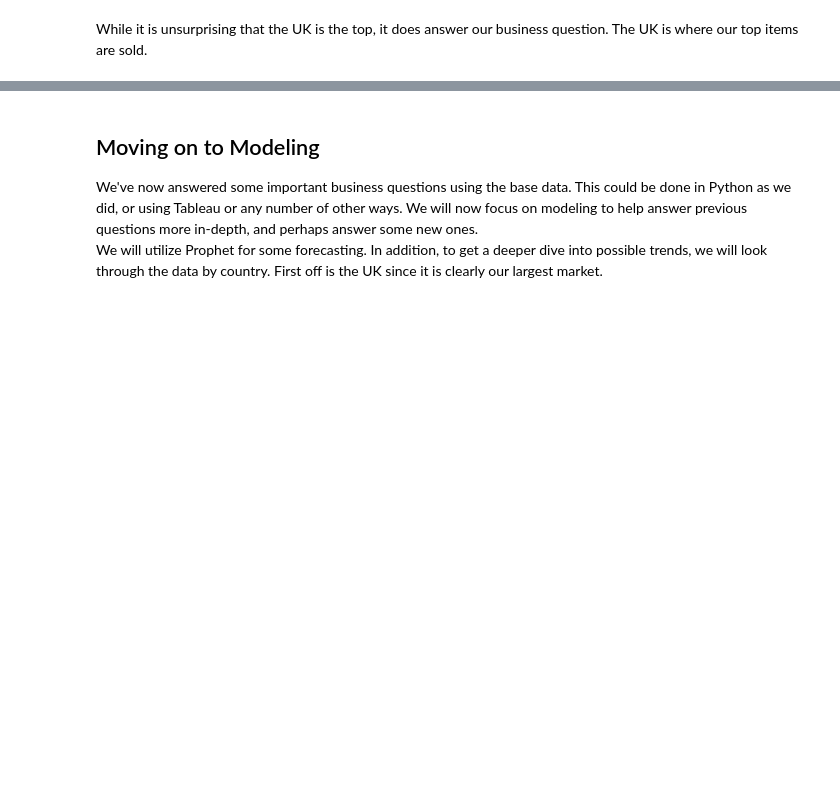
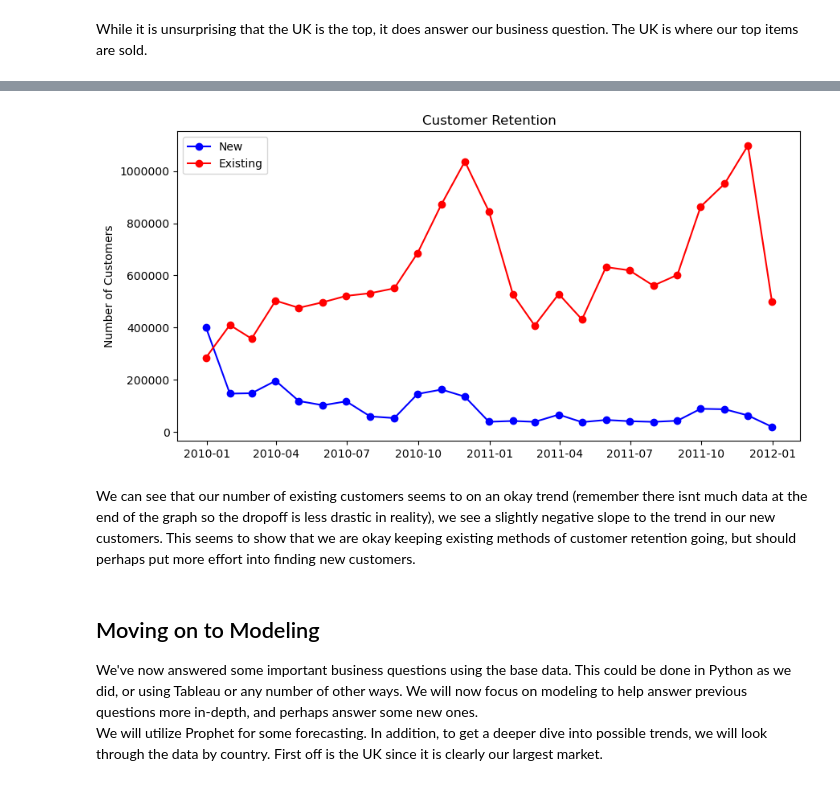
Before and after one commit to zadealfalah/salesSample, a Jupyter notebook: onlineRetail2/onlineRetail.ipynb, the cells around one changed output, grey strips where cells are left out. Drawn from its saved outputs; the diff is of its cells as text; code cells hidden in the pictures; blank space fills up the shorter version.

```diff
--- a/onlineRetail2/onlineRetail.ipynb
+++ b/onlineRetail2/onlineRetail.ipynb
@@ -393,0 +431,11 @@ While it is unsurprising that the UK is the top, it does answer our business que
+# %%
+earliestdf = df.groupby('customerid').invoicedate.min().reset_index()
+earliestdf.columns = ['customerid', 'earliestpurchasedate']
+df2 = df.copy()
+df2 = pd.merge(df2, earliestdf, on='customerid')
+df2['custstatus'] = 'New'  # default each purchase to have the customer be 'new'
+df2.loc[df2['invoicedate'] > df2['earliestpurchasedate'], 'custstatus'] = 'Existing'  # If the invoice is later than the earliest purchase, that is an order from an existing customer
+# %%
+revByStatus = df2.groupby(['invoicedate', 'custstatus'])['revenue'].sum().reset_index()  # New df to store grouped revenue by customer status
+revNew = revByStatus[revByStatus.custstatus=='New'].resample(rule='M', on='invoicedate')['revenue'].sum().reset_index()  # Group by month and sum revenue within each month for new custs
+revExisting = revByStatus[revByStatus.custstatus=='Existing'].resample(rule='M', on='invoicedate')['revenue'].sum().reset_index()  # as above but for existing custs
@@ -394,3 +462,16 @@ While it is unsurprising that the UK is the top, it does answer our business que
+# %%
+plt.figure(figsize=(10,5));
+plt.plot(revNew.invoicedate, revNew.revenue, '-o', c='b', label='New');
+plt.plot(revExisting.invoicedate, revExisting.revenue, '-o', c='r', label='Existing');
+plt.title("Customer Retention");
+plt.legend();
+plt.ticklabel_format(style='plain', axis='y');
+plt.ylabel("Number of Customers")
+plt.show()
+# %% [output]
+[figure, added]
+# %% [markdown]
+We can see that our number of existing customers seems to on an okay trend (remember there isnt much data at the end of the graph so the dropoff is less drastic in reality), we see a slightly negative slope to the trend in our new customers.  This seems to show that we are okay keeping existing methods of customer retention going, but should perhaps put more effort into finding new customers.
 # %% [markdown]
 ## Moving on to Modeling
 We've now answered some important business questions using the base data.  This could be done in Python as we did, or using Tableau or any number of other ways.  We will now focus on modeling to help answer previous questions more in-depth, and perhaps answer some new ones.
```
Also changed, not shown: parts of 27 cells of this notebook, 6 other files.
